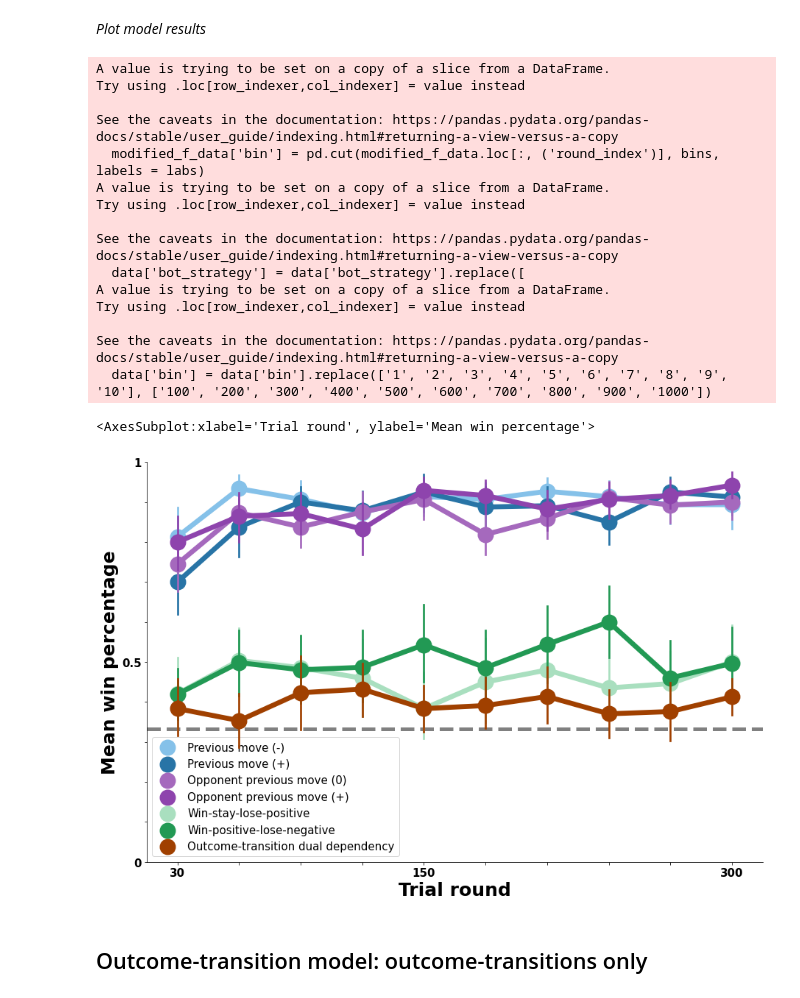
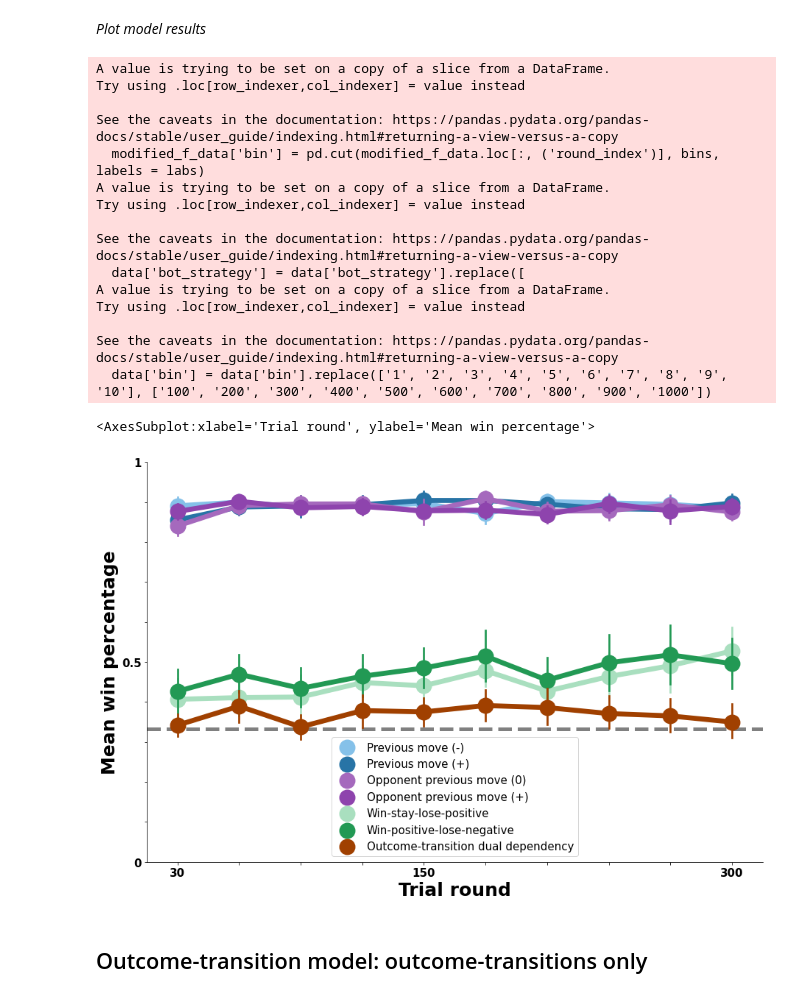
Before and after one commit to erik-brockbank/rps-model-summary, a Jupyter notebook: rps-model-summary/_build/jupyter_execute/ModelModel_code.ipynb, the cells around one changed output. Cells and saved outputs as stored; diff of their text form; code cells hidden in the pictures.

```diff
--- a/rps-model-summary/_build/jupyter_execute/ModelModel_code.ipynb
+++ b/rps-model-summary/_build/jupyter_execute/ModelModel_code.ipynb
@@ -248,27 +248,27 @@ print(end- start)
 *Plot model results*
 # %%
 # Plot agent win rates
-f_e = groupby_f_data(model4, 'agent_outcome', bins=60)
-f_e = f_e[f_e['bin']<='50']
+f_e = groupby_f_data(model4, 'agent_outcome', bins = 10)
+# f_e = f_e[f_e['bin']<='50']
 plot_win_rates(f_e[f_e['agent_outcome']=='win']) # NB: add a filename argument to save the figure locally
 # %% [output]
 A value is trying to be set on a copy of a slice from a DataFrame.
 Try using .loc[row_indexer,col_indexer] = value instead
 
 See the caveats in the documentation: https://pandas.pydata.org/pandas-docs/stable/user_guide/indexing.html#returning-a-view-versus-a-copy
   modified_f_data['bin'] = pd.cut(modified_f_data.loc[:, ('round_index')], bins, labels = labs)
 A value is trying to be set on a copy of a slice from a DataFrame.
 Try using .loc[row_indexer,col_indexer] = value instead
 
 See the caveats in the documentation: https://pandas.pydata.org/pandas-docs/stable/user_guide/indexing.html#returning-a-view-versus-a-copy
   data['bot_strategy'] = data['bot_strategy'].replace([
 A value is trying to be set on a copy of a slice from a DataFrame.
 Try using .loc[row_indexer,col_indexer] = value instead
 
 See the caveats in the documentation: https://pandas.pydata.org/pandas-docs/stable/user_guide/indexing.html#returning-a-view-versus-a-copy
   data['bin'] = data['bin'].replace(['1', '2', '3', '4', '5', '6', '7', '8', '9', '10'], ['100', '200', '300', '400', '500', '600', '700', '800', '900', '1000'])
 <AxesSubplot:xlabel='Trial round', ylabel='Mean win percentage'>
-[figure, old version]
+[figure, new version]
 # %% [markdown]
 ## Outcome-transition model: outcome-transitions only
 # %% [markdown]
```
Also changed, not shown: parts of 11 cells of this notebook, 37 other files.
